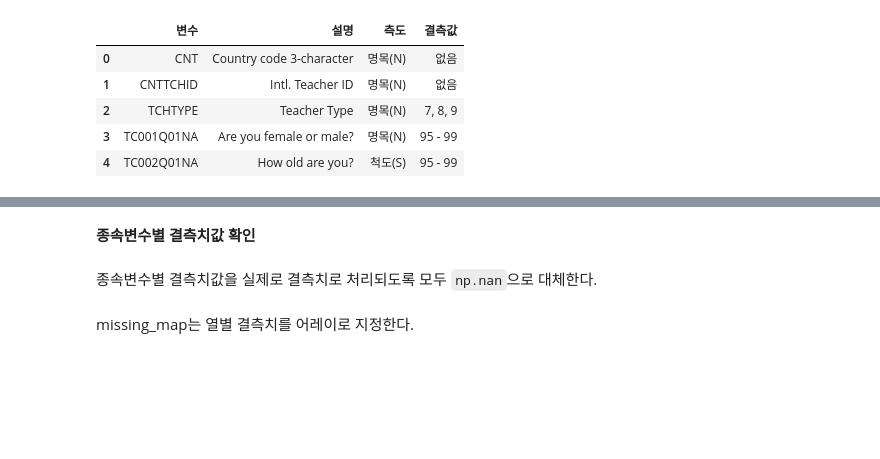
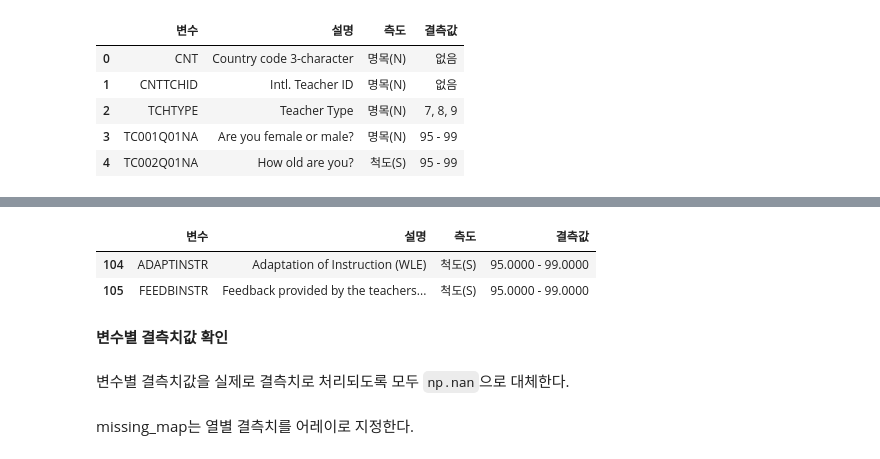
Before and after one commit to codingalzi/pisa, a Jupyter notebook: p2022/teacher_vars.ipynb, the cells around one changed output, grey strips where cells are left out. Saved outputs shown, nothing was run; the diff lists cells and outputs as text; code cells hidden in the pictures; blank space fills up the shorter version.

```diff
--- a/p2022/teacher_vars.ipynb
+++ b/p2022/teacher_vars.ipynb
@@ -80,7 +80,14 @@ teacher_vars_selected_dtypes
+# %%
+mask = (teacher_vars_selected_dtypes['변수'] == 'FEEDBINSTR') | (teacher_vars_selected_dtypes['변수'] == 'ADAPTINSTR')
+teacher_vars_selected_dtypes.loc[mask]
+# %% [output]
+|  | 변수 | 설명 | 측도 | 결측값 |
+| 104 | ADAPTINSTR | Adaptation of Instruction (WLE) | 척도(S) | 95.0000 - 99.0000 |
+| 105 | FEEDBINSTR | Feedback provided by the teachers... | 척도(S) | 95.0000 - 99.0000 |
 # %% [markdown]
-**종속변수별 결측치값 확인**
+**변수별 결측치값 확인**
 # %% [markdown]
-종속변수별 결측치값을 실제로 결측치로 처리되도록 모두 `np.nan`으로 대체한다.
+변수별 결측치값을 실제로 결측치로 처리되도록 모두 `np.nan`으로 대체한다.
 # %%
 import re
 delimiter = r' - |, ' # 구분자: ' - ' 또는 ', '
```
Also changed, not shown: parts of 35 cells of this notebook, 1 other file.
